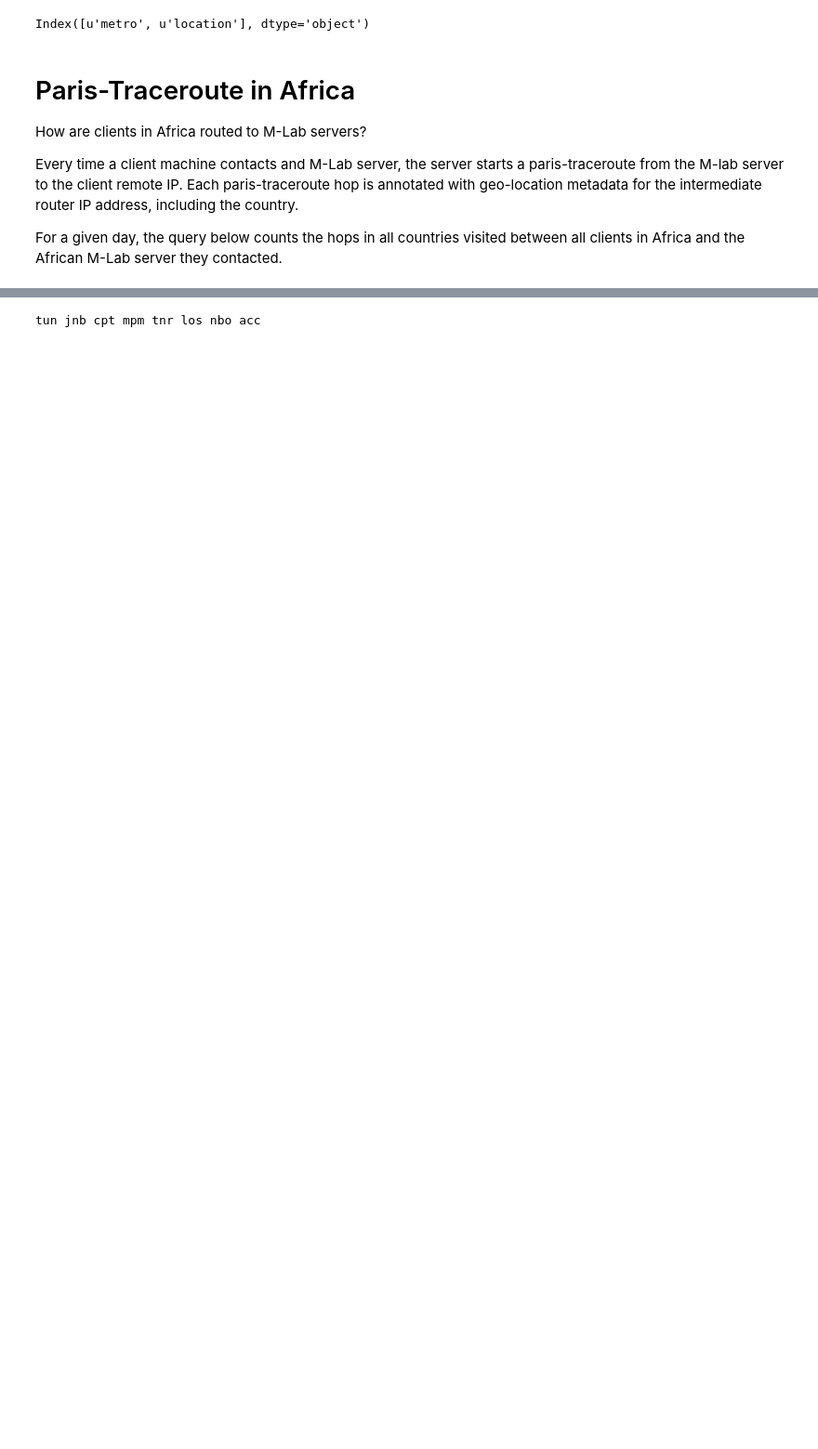
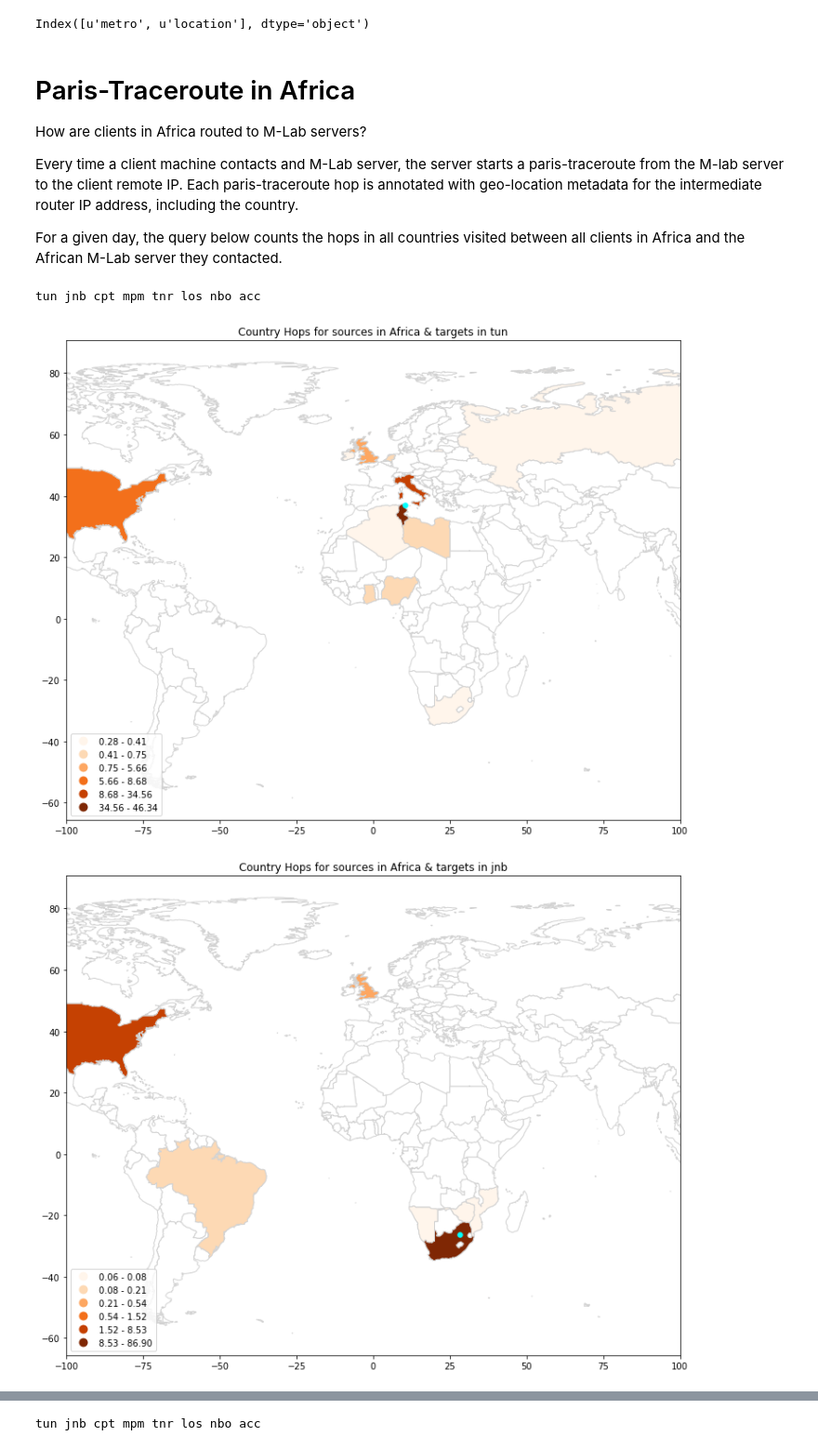
Before and after one commit to stephen-soltesz/ipython-testing, a Jupyter notebook: traceroute-lines.ipynb, the cells around one changed output, grey strips where cells are left out. Shown at 93% size. Drawn from its saved outputs; the diff is of its cells as text; code cells hidden in the pictures; blank space fills up the shorter version.

```diff
--- a/traceroute-lines.ipynb
+++ b/traceroute-lines.ipynb
@@ -126,3 +127,56 @@ How are clients in Africa routed to M-Lab servers?
 Every time a client machine contacts and M-Lab server, the server starts a paris-traceroute from the M-lab server to the client remote IP. Each paris-traceroute hop is annotated with geo-location metadata for the intermediate router IP address, including the country.
 
 For a given day, the query below counts the hops in all countries visited between all clients in Africa and the African M-Lab server they contacted.
+# %%
+df_hops = {}
+for metro in african_metros:
+    print metro,
+    df_hops[metro] = run_query("""
+SELECT
+  dest_country_code,
+  100 * hops / total as hops
+FROM (
+
+SELECT
+  paris_traceroute_hop.dest_geolocation.country_code as dest_country_code,
+  COUNT(*) as hops,
+  SUM(COUNT(*)) OVER() as total
+
+FROM
+  `measurement-lab.traceroute.base`
+
+WHERE
+      TIMESTAMP_TRUNC(log_time, DAY) = TIMESTAMP("2018-11-16")
+  AND REGEXP_CONTAINS(test_id, r"mlab[1-4].%s\d\d")
+  AND connection_spec.client_geolocation.continent_code = "AF"
+  AND paris_traceroute_hop.dest_geolocation.country_code != ""
+  AND (REGEXP_CONTAINS(test_id, ".*3010.paris.gz") OR REGEXP_CONTAINS(test_id, ".*3001.paris.gz"))
+
+GROUP BY
+  dest_country_code
+
+ORDER BY
+  hops desc
+)
+WHERE
+ hops > 50
+""" % metro)
+# %% [output]
+tun jnb cpt mpm tnr los nbo acc
+# %%
+for metro in african_metros:
+    if not len(df_hops[metro]):
+        print "Skipping %s" % metro
+        continue
+
+    hops_merged = globe.merge(df_hops[metro], left_on='iso_a2', right_on='dest_country_code')
+
+    ax1 = globe.plot(column='default', color='white', edgecolor='lightgrey', figsize=figsize)
+    ax2 = hops_merged.plot(ax=ax1, column='hops', cmap='Oranges', scheme='Fisher_Jenks',
+                           k=6, legend=True, legend_kwds={"loc": 3}, edgecolor='lightgrey')
+    ax2.set_title('Country Hops for sources in Africa & targets in %s' % metro)
+    africa_locations[africa_locations.metro == metro].plot(ax=ax2, color='cyan', markersize=30)
+    ax2.set_xbound(-100, 100)
+# %% [output]
+[figure, added]
+[figure, added]
```
Also changed, not shown: parts of 12 cells of this notebook.
